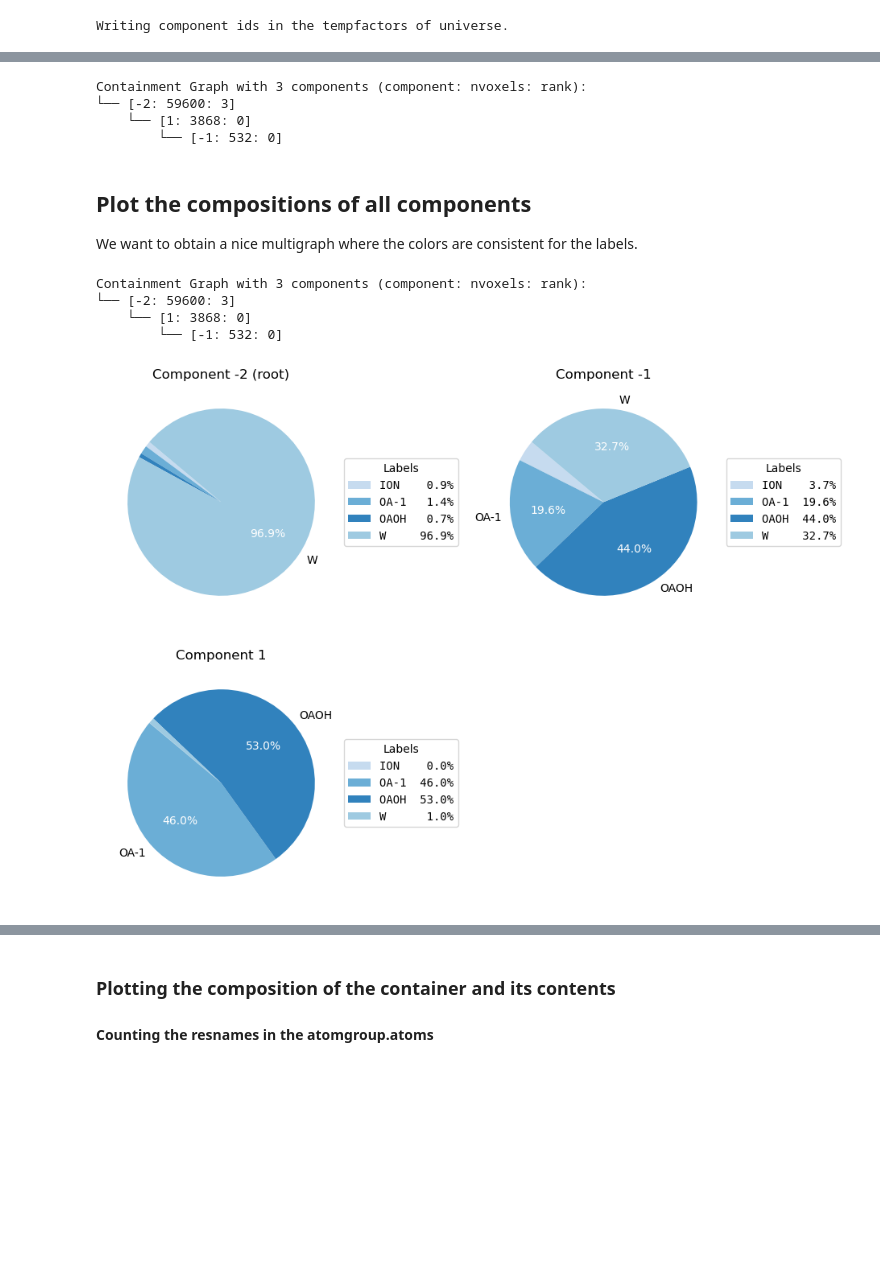
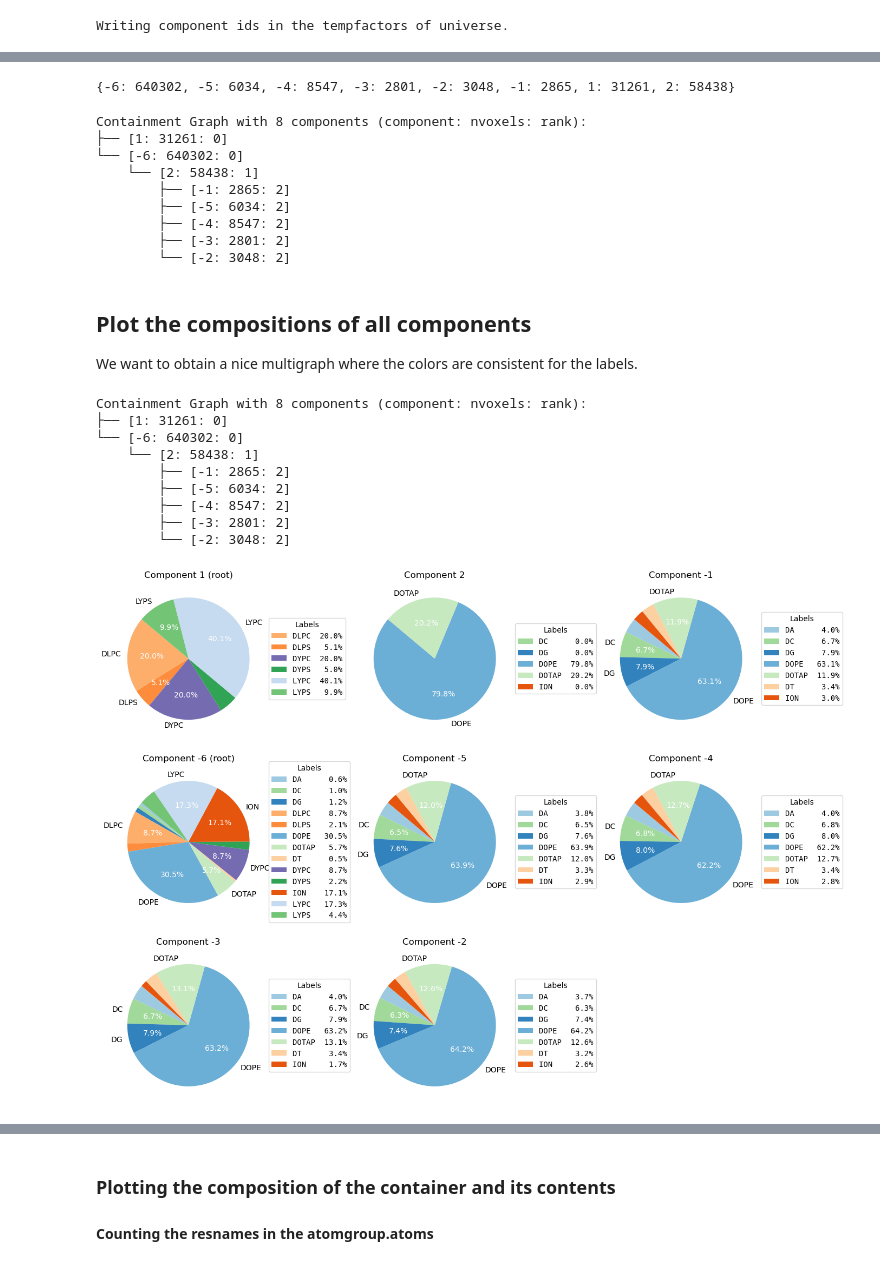
Before and after one commit to BartBruininks/mdvcontainment, a Jupyter notebook: examples/notebooks/axiomatic_voxels.ipynb, the cells around one changed output, grey strips where cells are left out. Saved outputs shown, nothing was run; the diff lists cells and outputs as text; code cells hidden in the pictures; blank space fills up the shorter version.

```diff
--- a/examples/notebooks/axiomatic_voxels.ipynb
+++ b/examples/notebooks/axiomatic_voxels.ipynb
@@ -18,14 +18,14 @@ vmd = "/Applications/VMD\ 1.9.4a57-arm64-Rev12.app/Contents/MacOS/startup.comman
 # Systems
 settings = {}
 settings['complex3D'] = ('../structures/complex3D.gro',  'name True', 1, '', False) # Artificial grid
-settings['bicelle'] = ('../structures/bicelle.gro',  'name [CD][234][AB]', 0.5, 'de', False) # CG Martini
+settings['vesicle'] = ('../structures/vesicle.gro',  'name [CD][234][AB]', 0.5, 'de', False) # CG Martini
 settings['transfection'] = ('../structures/transfection.gro',  'name [CD][234][AB]', 0.5, 'de', False) # CG Martini
 
 # Settings
 no_mapping = False
 betafactors = True
 verbose = False
-selected_settings = 'bicelle'
+selected_settings = 'transfection'
 gro, selection_string, resolution, morph, slab= settings[selected_settings]
 # %%
 u = mda.Universe(gro)
@@ -58,26 +60,38 @@ Wall time: 325 ms
 # %%
 #!{vmd} components.pdb # The components are written to the betafactors
 # %%
-filtered_nodes = {key:value for key, value in containment.voxel_containment.voxel_counts.items() if value > 20}
+# We can filter out noise nodes by using their voxel size as a threshold
+filtered_nodes = {int(key):int(value) for key, value in containment.voxel_containment.voxel_counts.items() if value > 20}
+print(filtered_nodes)
+# %% [output]
+{-6: 640302, -5: 6034, -4: 8547, -3: 2801, -2: 3048, -1: 2865, 1: 31261, 2: 58438}
 # %%
-print(containment.voxel_containment.format_containment(filtered_nodes))
+# A view can be made on a containment to only include a subset of nodes, merging the nodes
+# that are not included into their ancestors.
+containment_view = containment.node_view(filtered_nodes.keys())
+print(containment_view)
 # %% [output]
-Containment Graph with 3 components (component: nvoxels: rank):
-└── [-2: 59600: 3]
-    └── [1: 3868: 0]
-        └── [-1: 532: 0]
+Containment Graph with 8 components (component: nvoxels: rank):
+├── [1: 31261: 0]
+└── [-6: 640302: 0]
+    └── [2: 58438: 1]
+        ├── [-1: 2865: 2]
+        ├── [-5: 6034: 2]
+        ├── [-4: 8547: 2]
+        ├── [-3: 2801: 2]
+        └── [-2: 3048: 2]
 # %% [markdown]
 ## Plot the compositions of all components
 We want to obtain a nice multigraph where the colors are consistent for the labels.
 # %%
 ## Print graph one more time for easy comparison
-print(containment)
+print(containment_view)
 ## Getting the compositions
 # Get all the unique component ids
-nodes = containment.voxel_containment.nodes
+nodes = containment_view.voxel_containment.nodes
 # Obtain the compositions for the nodes
 mode = 'resnames' # 'resnames, names or molar'
-compositions_dict = cl.get_compositions(containment, nodes, mode)
+compositions_dict = cl.get_compositions(containment_view, nodes, mode)
 
 ## Setting some variable for some nice multiplotting to get it to look consistent
 # Get all the unique resnames
@@ -92,38 +106,43 @@ plot_dimension = int(np.ceil(len(compositions_dict.keys())**0.5))
 scale = 4
 figsize = (plot_dimension*scale,plot_dimension*scale)
 fig, axs = plt.subplots(plot_dimension, plot_dimension, constrained_layout=False, figsize=figsize)
 
 # Flatten the array of axes for easy iteration
 axs = axs.flatten()
 
 all_keys = list(compositions_dict.keys())
-root_nodes = containment.voxel_containment.root_nodes
+root_nodes = containment_view.voxel_containment.root_nodes
 for idx in range(plot_dimension**2):
     try:
         key = all_keys[idx]
     except IndexError:
         continue
     composition_dict = compositions_dict[key]
 
     cl.plot_pie_chart(composition_dict, axs[idx], color_map, cutoff=5)
     if key in root_nodes:
         axs[idx].set_title(f'Component {key} (root)')
     else:
         axs[idx].set_title(f'Component {key}')
 
 # Remove empty subplots
 for j in range(len(all_keys), len(axs)):
     fig.delaxes(axs[j])
 
 # Adjust layout to prevent overlapping and ensure enough space for legends
 plt.subplots_adjust(left=0.05, right=1.1, top=0.9, bottom=0.1, wspace=0.3)
 # Show the final plot!
 plt.show()
 # %% [output]
-Containment Graph with 3 components (component: nvoxels: rank):
-└── [-2: 59600: 3]
-    └── [1: 3868: 0]
-        └── [-1: 532: 0]
+Containment Graph with 8 components (component: nvoxels: rank):
+├── [1: 31261: 0]
+└── [-6: 640302: 0]
+    └── [2: 58438: 1]
+        ├── [-1: 2865: 2]
+        ├── [-5: 6034: 2]
+        ├── [-4: 8547: 2]
+        ├── [-3: 2801: 2]
+        └── [-2: 3048: 2]
-[figure, old version]
+[figure, new version]
 # %% [markdown]
 ## Performing some hierarchical analysis
```
Also changed, not shown: parts of 10 cells of this notebook.
